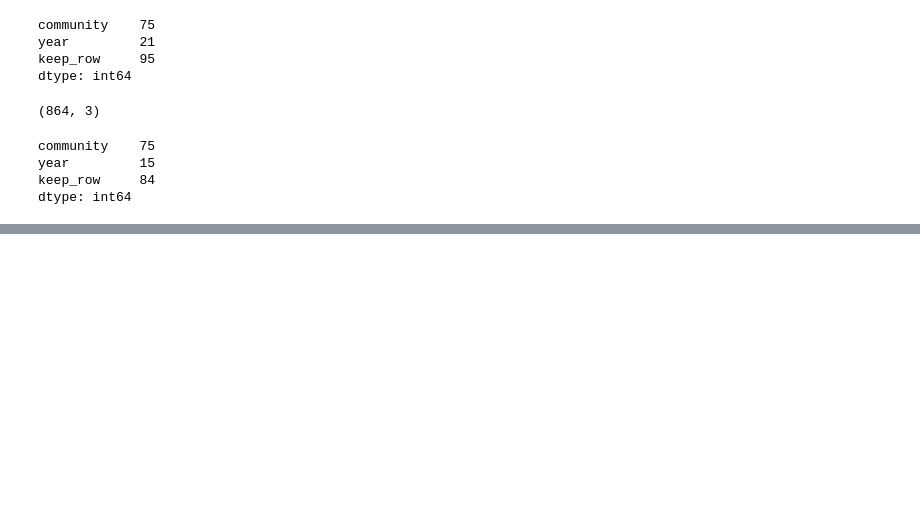
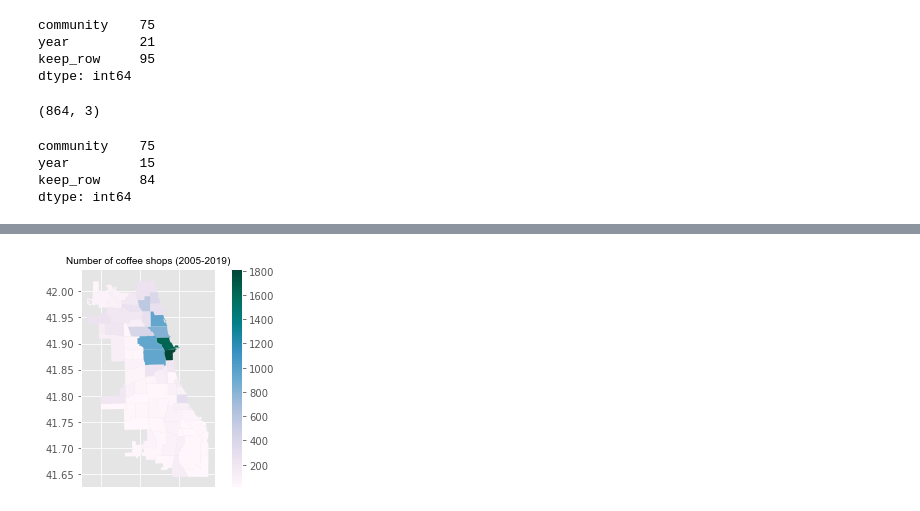
Before and after one commit to sarwaridas/ChicagoCrimes, a Jupyter notebook: 01_datawrangling/coffee_shop_GIS.ipynb, the cells around one changed output, grey strips where cells are left out. Saved outputs shown, nothing was run; the diff lists cells and outputs as text; code cells hidden in the pictures; blank space fills up the shorter version.

```diff
--- a/01_datawrangling/coffee_shop_GIS.ipynb
+++ b/01_datawrangling/coffee_shop_GIS.ipynb
@@ -172,0 +212,17 @@ dtype: int64
+# %%
+
+font = {'family': 'Arial',
+        'color':  'black',
+        'weight': 'normal',
+        'size': 10,
+        }
+merged_coffee.plot(column='coffeeshops',cmap='PuBuGn',legend=True)
+mpl.pyplot.title("Number of coffee shops (2005-2019)", fontdict=font, loc='center', pad=None)
+plt.tick_params(
+    axis='x',          # changes apply to the x-axis
+    which='both',      # both major and minor ticks are affected
+    bottom=False,      # ticks along the bottom edge are off
+    top=False,         # ticks along the top edge are off
+    labelbottom=False) # labels along the bottom edge are off
+# %% [output]
+[figure, added]
```
Also changed, not shown: parts of 14 cells of this notebook, 6 other files.
